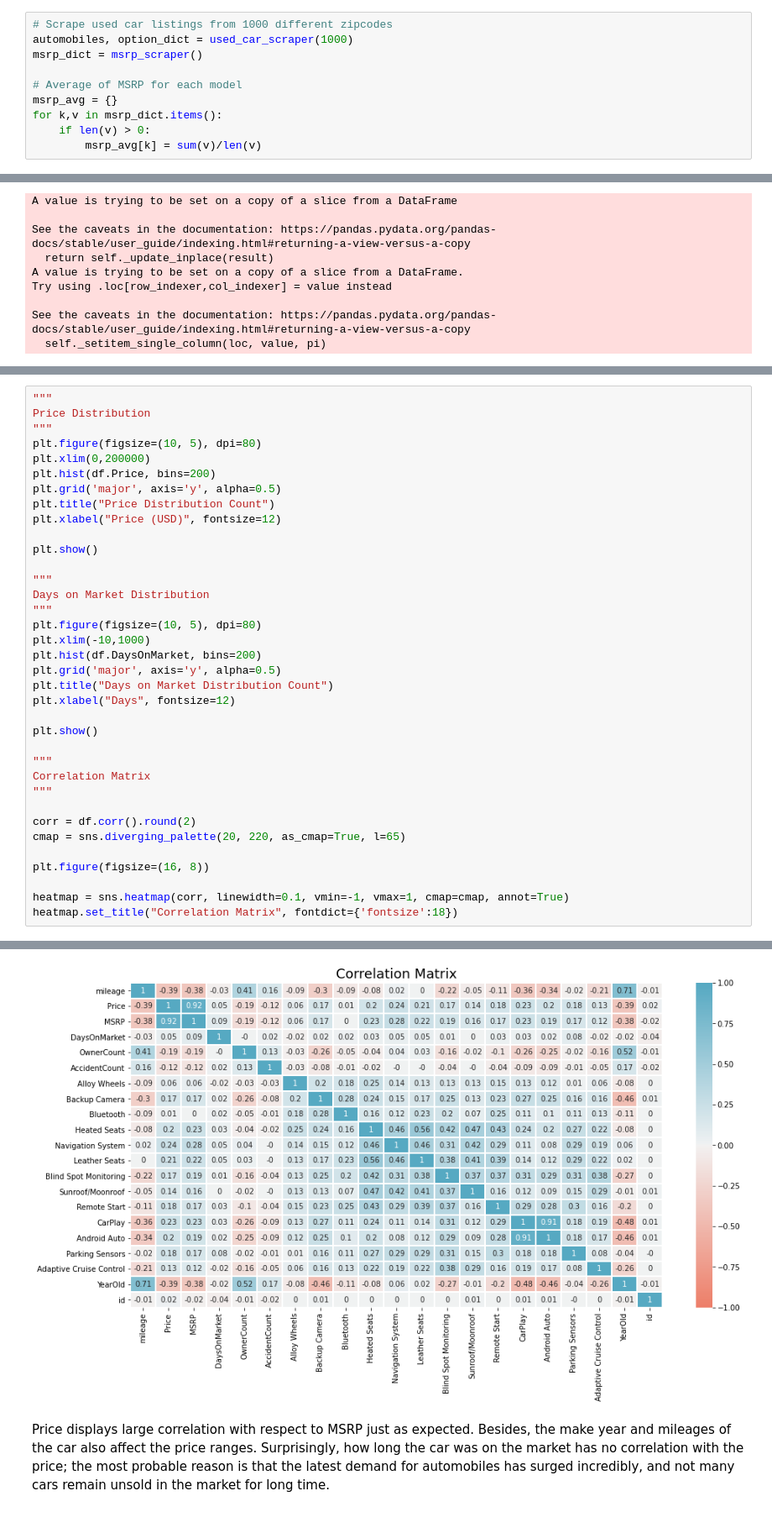
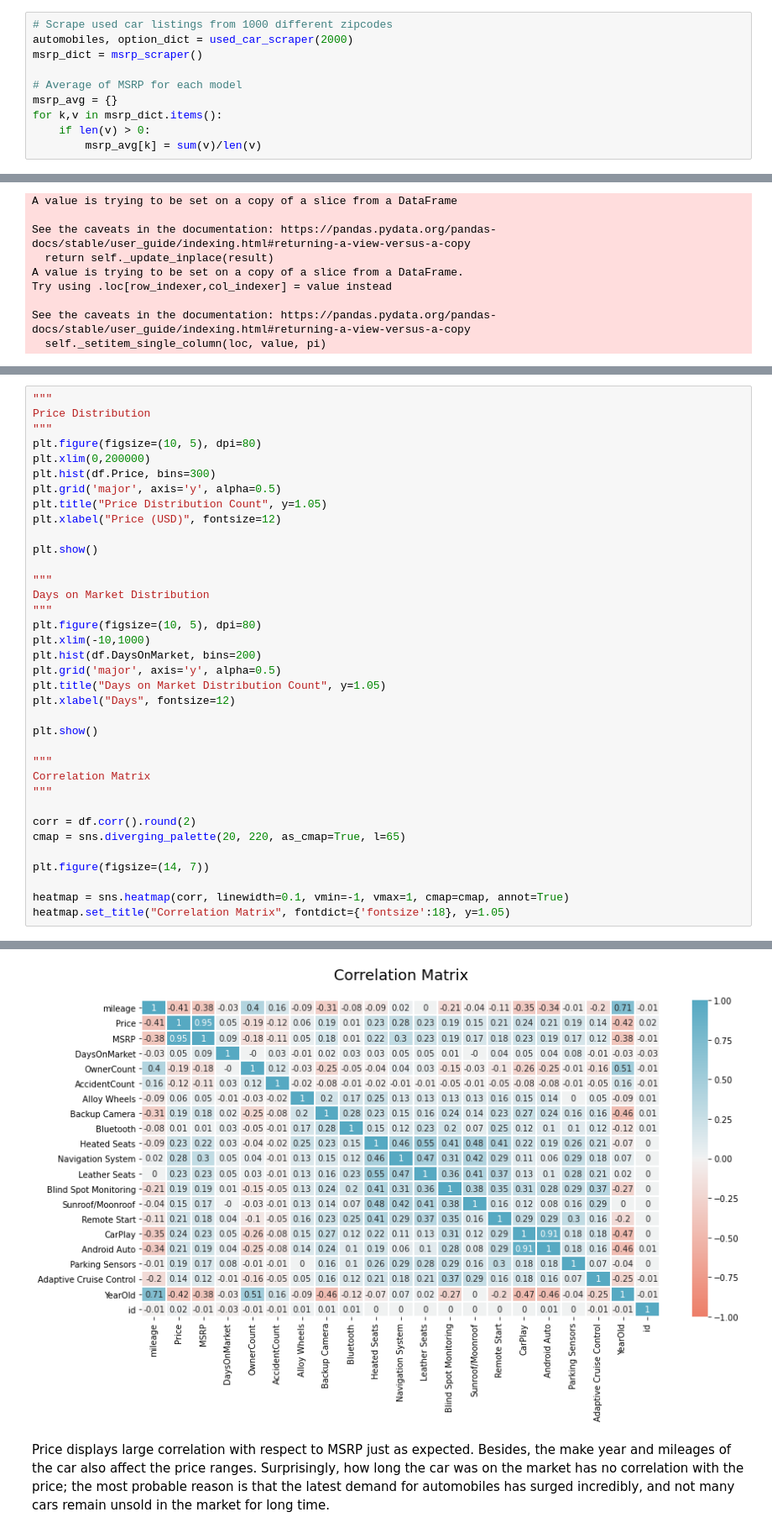
Before and after one commit to jaehunlee527/Used-Car-Price-Estimator, a Jupyter notebook: main.ipynb, the cells around one changed output, grey strips where cells are left out. Shown at 84% size. Drawn from its saved outputs; the diff is of its cells as text.

```diff
--- a/main.ipynb
+++ b/main.ipynb
@@ -116,7 +116,7 @@ def msrp_scraper():
     return msrp_dict
 # %%
 # Scrape used car listings from 1000 different zipcodes
-automobiles, option_dict = used_car_scraper(1000)
+automobiles, option_dict = used_car_scraper(2000)
 msrp_dict = msrp_scraper()
 
 # Average of MSRP for each model
@@ -350,9 +343,9 @@ Price Distribution
 """
 plt.figure(figsize=(10, 5), dpi=80)
 plt.xlim(0,200000)
-plt.hist(df.Price, bins=200)
+plt.hist(df.Price, bins=300)
 plt.grid('major', axis='y', alpha=0.5)
-plt.title("Price Distribution Count")
+plt.title("Price Distribution Count", y=1.05)
 plt.xlabel("Price (USD)", fontsize=12)
 
 plt.show()
@@ -364,7 +357,7 @@ plt.figure(figsize=(10, 5), dpi=80)
 plt.xlim(-10,1000)
 plt.hist(df.DaysOnMarket, bins=200)
 plt.grid('major', axis='y', alpha=0.5)
-plt.title("Days on Market Distribution Count")
+plt.title("Days on Market Distribution Count", y=1.05)
 plt.xlabel("Days", fontsize=12)
 
 plt.show()
@@ -376,8 +369,8 @@ Correlation Matrix
 corr = df.corr().round(2)
 cmap = sns.diverging_palette(20, 220, as_cmap=True, l=65)
 
-plt.figure(figsize=(16, 8))
+plt.figure(figsize=(14, 7))
 
 heatmap = sns.heatmap(corr, linewidth=0.1, vmin=-1, vmax=1, cmap=cmap, annot=True)
-heatmap.set_title("Correlation Matrix", fontdict={'fontsize':18})
+heatmap.set_title("Correlation Matrix", fontdict={'fontsize':18}, y=1.05)
 # %% [output]
@@ -387,4 +380,4 @@ Text(0.5, 1.0, 'Correlation Matrix')
-[figure, old version]
+[figure, new version]
 # %% [markdown]
 Price displays large correlation with respect to MSRP just as expected. Besides, the make year and mileages of the car also affect the price ranges. Surprisingly, how long the car was on the market has no correlation with the price; the most probable reason is that the latest demand for automobiles has surged incredibly, and not many cars remain unsold in the market for long time.
 # %%
```
Also changed, not shown: parts of 40 cells of this notebook.
